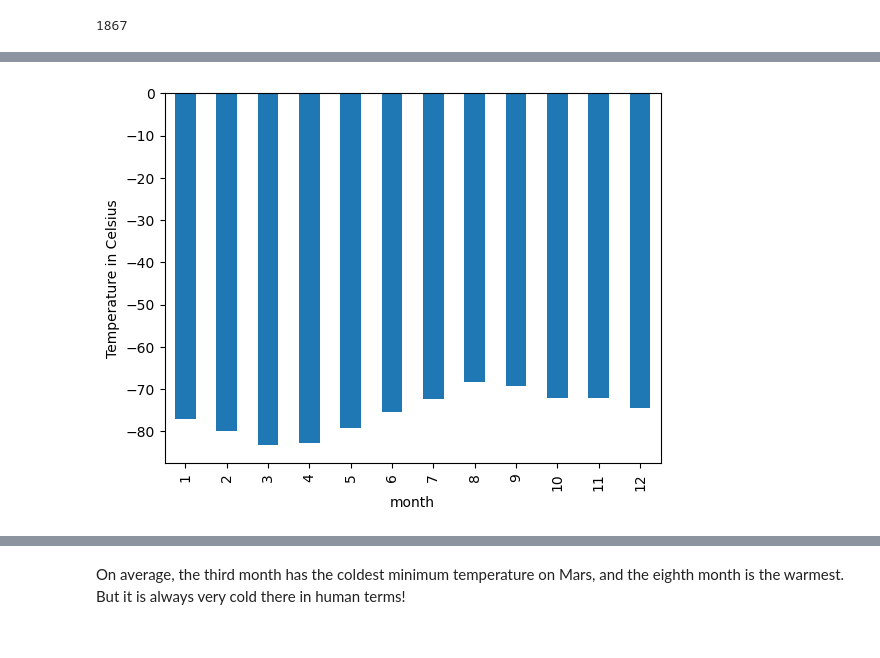
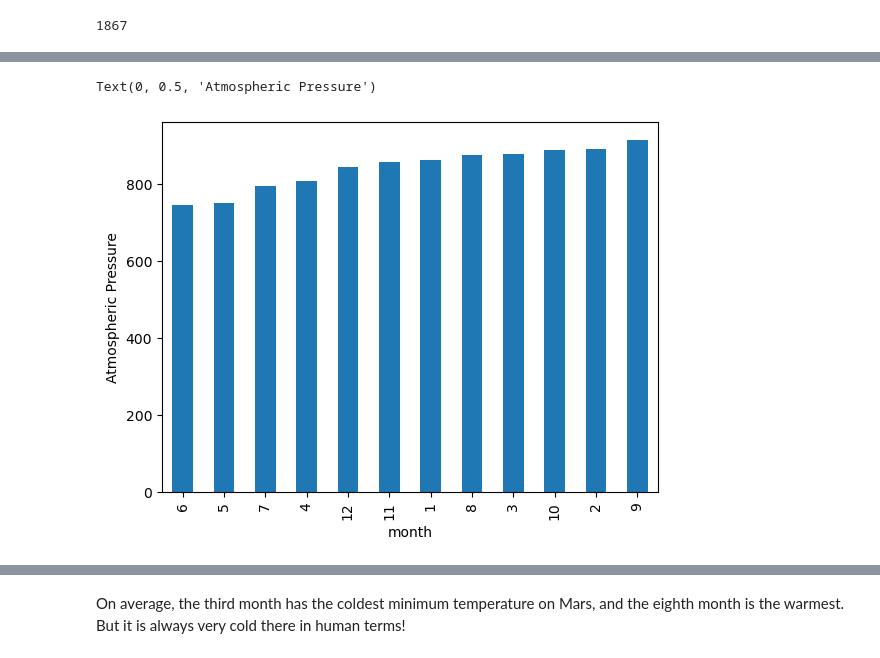
Before and after one commit to ChrisBanh/webscraping-challenge, a Jupyter notebook: part_2_mars_weather.ipynb, the cells around one changed output, grey strips where cells are left out. Cells and saved outputs as stored; diff of their text form; code cells hidden in the pictures.

```diff
--- a/part_2_mars_weather.ipynb
+++ b/part_2_mars_weather.ipynb
@@ -180,0 +231,5 @@ Name: min_temp, dtype: float64
+# %%
+# 4. Average pressure by Martian month
+months_df = table_df.groupby('month').mean()
+mars_pressure = months_df["pressure"]
+mars_pressure
@@ -181,4 +270,11 @@ Name: min_temp, dtype: float64
 # %%
-# Plot the average temperature by month
+# Plot the average pressure by month
+
+pressure_low_to_high = mars_pressure.sort_values()
+
+pressure_low_to_high.plot.bar()
+
+plt.ylabel("Atmospheric Pressure")
 # %% [output]
+Text(0, 0.5, 'Atmospheric Pressure')
-[figure, old version]
+[figure, new version]
```
Also changed, not shown: parts of 14 cells of this notebook, 1 other file.
